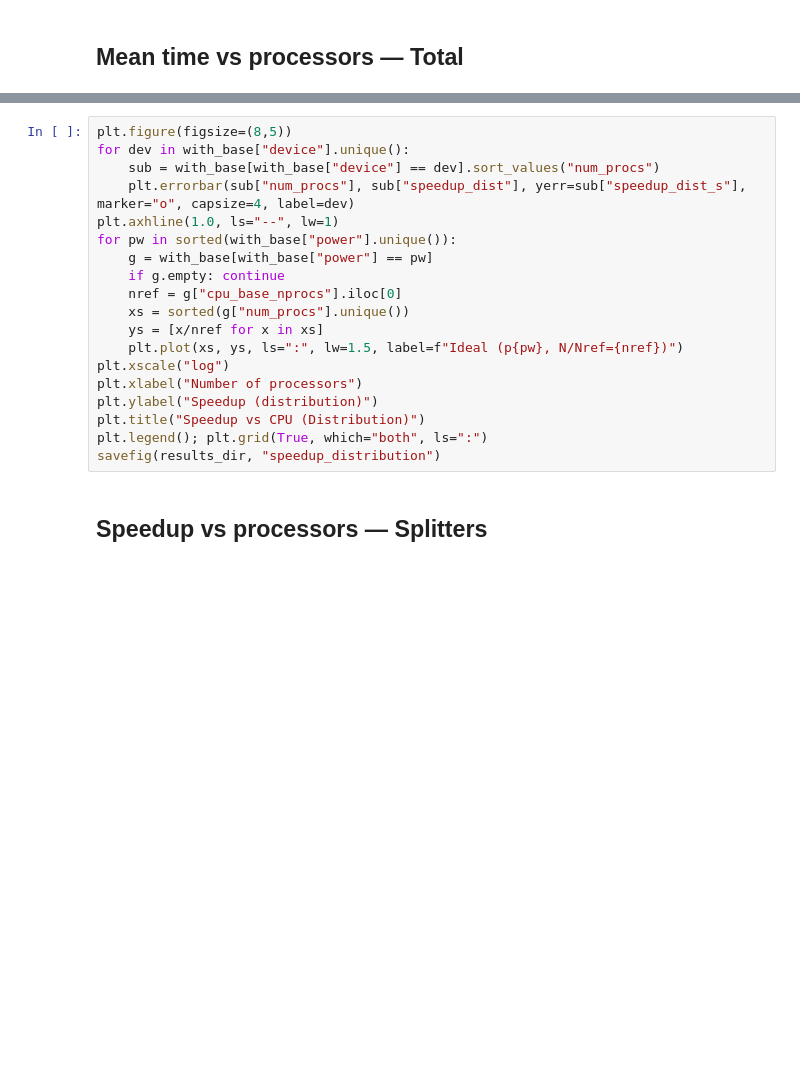
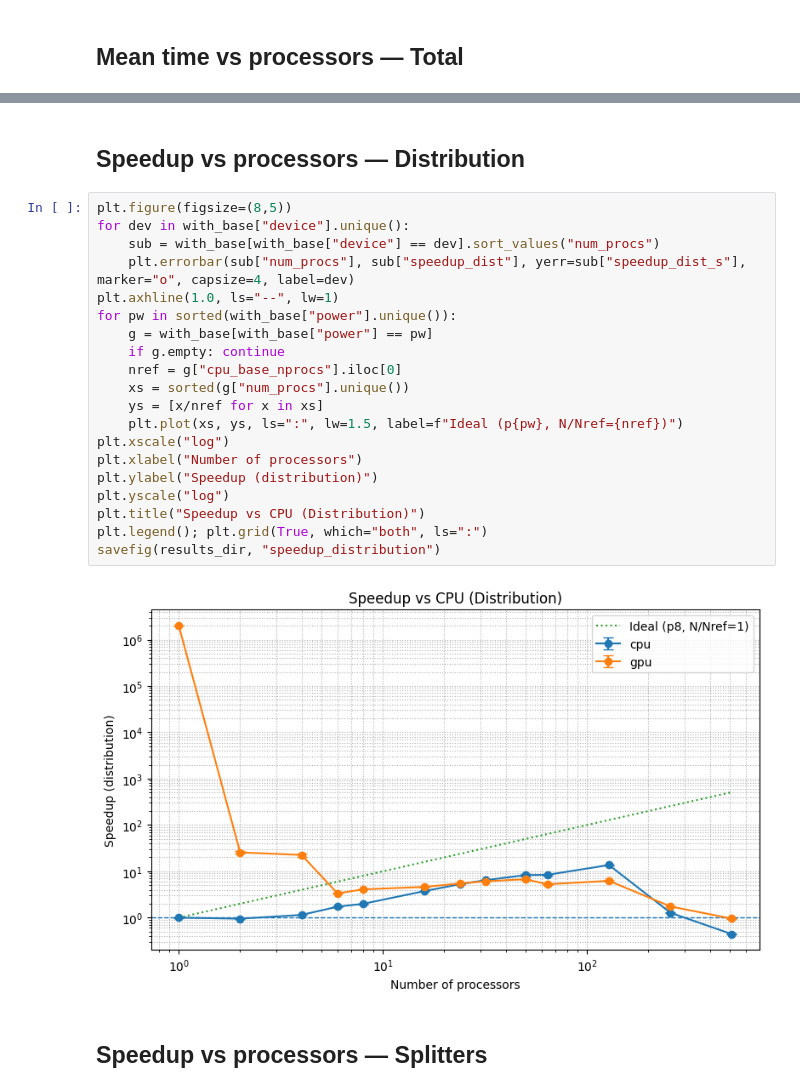
Before and after one commit to FernandoSchett/particles_pipeline_gpu, a Jupyter notebook: gen_results.ipynb, the cells around one changed output, grey strips where cells are left out. Saved outputs shown, nothing was run; the diff lists cells and outputs as text; blank space fills up the shorter version.

```diff
--- a/gen_results.ipynb
+++ b/gen_results.ipynb
@@ -182,22 +212,27 @@ savefig(results_dir, "total_time")
+# %% [markdown]
+## Speedup vs processors — Distribution
 # %%
 plt.figure(figsize=(8,5))
 for dev in with_base["device"].unique():
     sub = with_base[with_base["device"] == dev].sort_values("num_procs")
     plt.errorbar(sub["num_procs"], sub["speedup_dist"], yerr=sub["speedup_dist_s"], marker="o", capsize=4, label=dev)
 plt.axhline(1.0, ls="--", lw=1)
 for pw in sorted(with_base["power"].unique()):
     g = with_base[with_base["power"] == pw]
     if g.empty: continue
     nref = g["cpu_base_nprocs"].iloc[0]
     xs = sorted(g["num_procs"].unique())
     ys = [x/nref for x in xs]
     plt.plot(xs, ys, ls=":", lw=1.5, label=f"Ideal (p{pw}, N/Nref={nref})")
 plt.xscale("log")
 plt.xlabel("Number of processors")
 plt.ylabel("Speedup (distribution)")
+plt.yscale("log")
 plt.title("Speedup vs CPU (Distribution)")
 plt.legend(); plt.grid(True, which="both", ls=":")
 savefig(results_dir, "speedup_distribution")
+# %% [output]
+[figure, added]
 # %% [markdown]
 ## Speedup vs processors — Splitters
 # %%
```
Also changed, not shown: parts of 15 cells of this notebook, 16 other files.
